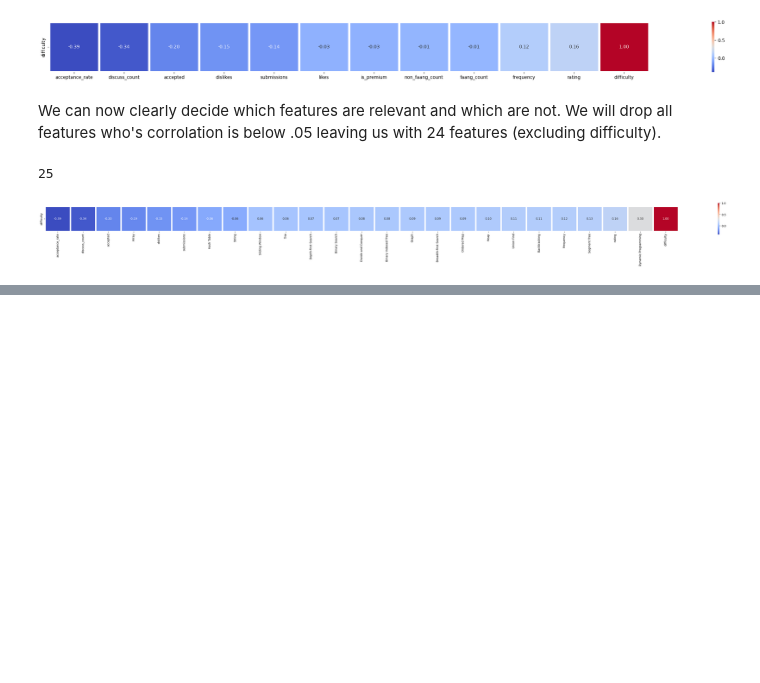
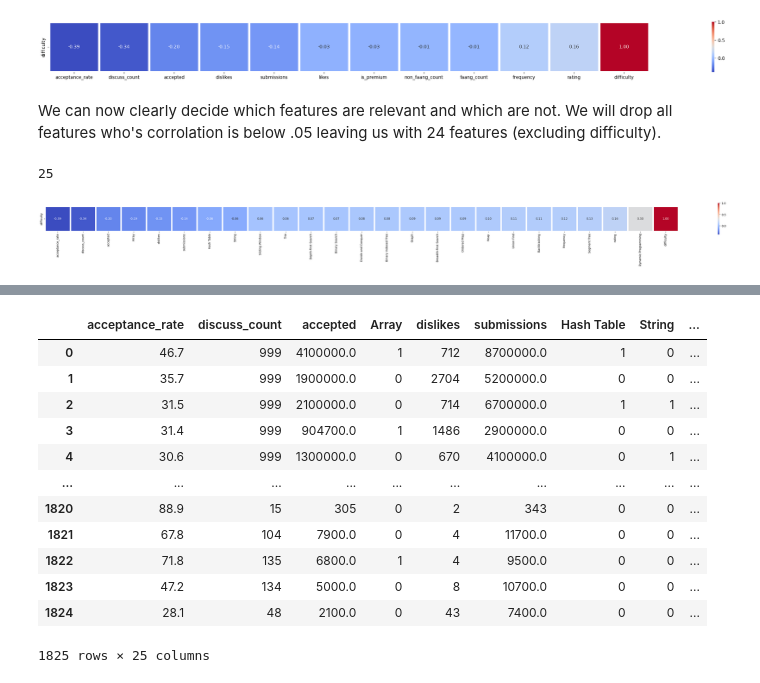
Before and after one commit to ruili4UCSD/CSE151A_WIN24_GROUP, a Jupyter notebook: ipynb/LeetcodeDataExploration.ipynb, the cells around one changed output, grey strips where cells are left out. Drawn from its saved outputs; the diff is of its cells as text; code cells hidden in the pictures; blank space fills up the shorter version.

```diff
--- a/ipynb/LeetcodeDataExploration.ipynb
+++ b/ipynb/LeetcodeDataExploration.ipynb
@@ -259,0 +304,18 @@ With all of our data exploration done we have know have landed on a handful of f
+# %%
+#TODO clean up columns they are currently in a wack order
+final_data = data.loc[:, relevant_feature_corr.columns]
+final_data
+# %% [output]
+|  | acceptance_rate | discuss_count | accepted | Array | dislikes | submissions | Hash Table | String | ... |
+| 0 | 46.7 | 999 | 4100000.0 | 1 | 712 | 8700000.0 | 1 | 0 | ... |
+| 1 | 35.7 | 999 | 1900000.0 | 0 | 2704 | 5200000.0 | 0 | 0 | ... |
+| 2 | 31.5 | 999 | 2100000.0 | 0 | 714 | 6700000.0 | 1 | 1 | ... |
+| 3 | 31.4 | 999 | 904700.0 | 1 | 1486 | 2900000.0 | 0 | 0 | ... |
+| 4 | 30.6 | 999 | 1300000.0 | 0 | 670 | 4100000.0 | 0 | 1 | ... |
+| ... | ... | ... | ... | ... | ... | ... | ... | ... | ... |
+| 1820 | 88.9 | 15 | 305 | 0 | 2 | 343 | 0 | 0 | ... |
+| 1821 | 67.8 | 104 | 7900.0 | 0 | 4 | 11700.0 | 0 | 0 | ... |
+| 1822 | 71.8 | 135 | 6800.0 | 1 | 4 | 9500.0 | 0 | 0 | ... |
+| 1823 | 47.2 | 134 | 5000.0 | 0 | 8 | 10700.0 | 0 | 0 | ... |
+| 1824 | 28.1 | 48 | 2100.0 | 0 | 43 | 7400.0 | 0 | 0 | ... |
+1825 rows × 25 columns
```
Also changed, not shown: parts of 5 cells of this notebook.
